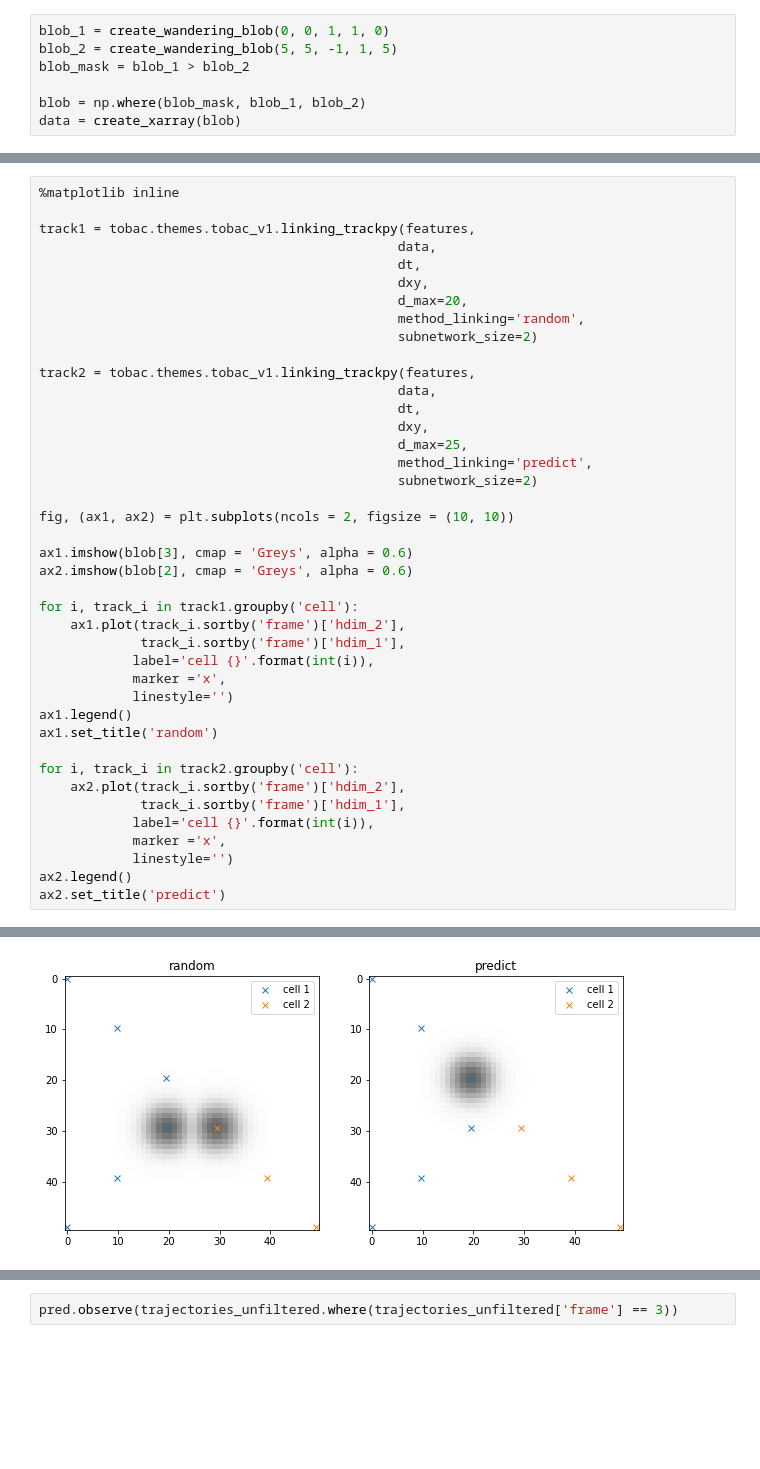
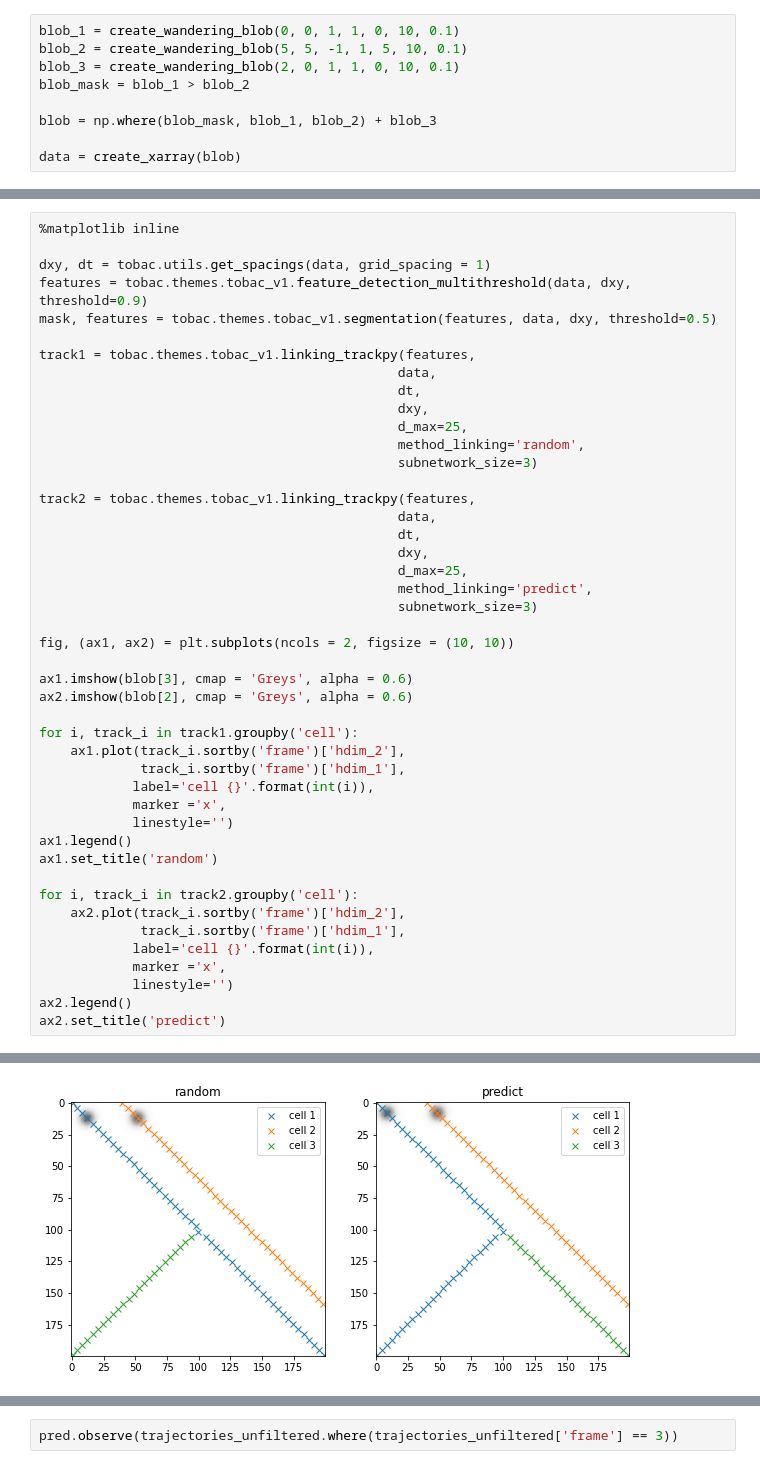
Before and after one commit to tobac-project/tobac-tutorials, a Jupyter notebook: tutorials/Basics/predict.ipynb, the cells around one changed output, grey strips where cells are left out. Saved outputs shown, nothing was run; the diff lists cells and outputs as text; blank space fills up the shorter version.

```diff
--- a/tutorials/Basics/predict.ipynb
+++ b/tutorials/Basics/predict.ipynb
@@ -42,11 +48,13 @@ def create_xarray(array):
                         attrs=attributes)
     return data
 # %%
-blob_1 = create_wandering_blob(0, 0, 1, 1, 0)
-blob_2 = create_wandering_blob(5, 5, -1, 1, 5)
+blob_1 = create_wandering_blob(0, 0, 1, 1, 0, 10, 0.1)
+blob_2 = create_wandering_blob(5, 5, -1, 1, 5, 10, 0.1)
+blob_3 = create_wandering_blob(2, 0, 1, 1, 0, 10, 0.1)
 blob_mask = blob_1 > blob_2
 
-blob = np.where(blob_mask, blob_1, blob_2)
+blob = np.where(blob_mask, blob_1, blob_2) + blob_3
+
 data = create_xarray(blob)
 # %%
 from matplotlib.animation import FuncAnimation
@@ -68,13 +121,17 @@ mask, features = tobac.themes.tobac_v1.segmentation(features, data, dxy, thresho
 # %%
 %matplotlib inline
+
+dxy, dt = tobac.utils.get_spacings(data, grid_spacing = 1)
+features = tobac.themes.tobac_v1.feature_detection_multithreshold(data, dxy, threshold=0.9)
+mask, features = tobac.themes.tobac_v1.segmentation(features, data, dxy, threshold=0.5)
 
 track1 = tobac.themes.tobac_v1.linking_trackpy(features,
                                               data,
                                               dt,
                                               dxy,
-                                              d_max=20,
+                                              d_max=25,
                                               method_linking='random',
-                                              subnetwork_size=2)
+                                              subnetwork_size=3)
 
 track2 = tobac.themes.tobac_v1.linking_trackpy(features,
                                               data,
@@ -82,7 +139,7 @@ track2 = tobac.themes.tobac_v1.linking_trackpy(features,
                                               dxy,
                                               d_max=25,
                                               method_linking='predict',
-                                              subnetwork_size=2)
+                                              subnetwork_size=3)
 
 fig, (ax1, ax2) = plt.subplots(ncols = 2, figsize = (10, 10))
 
@@ -111,5 +168,5 @@ Frame 5: 2 trajectories present.
 Text(0.5, 1.0, 'predict')
-[figure, old version]
+[figure, new version]
 # %%
 import trackpy as tp
 
```
Also changed, not shown: parts of 19 cells of this notebook.
